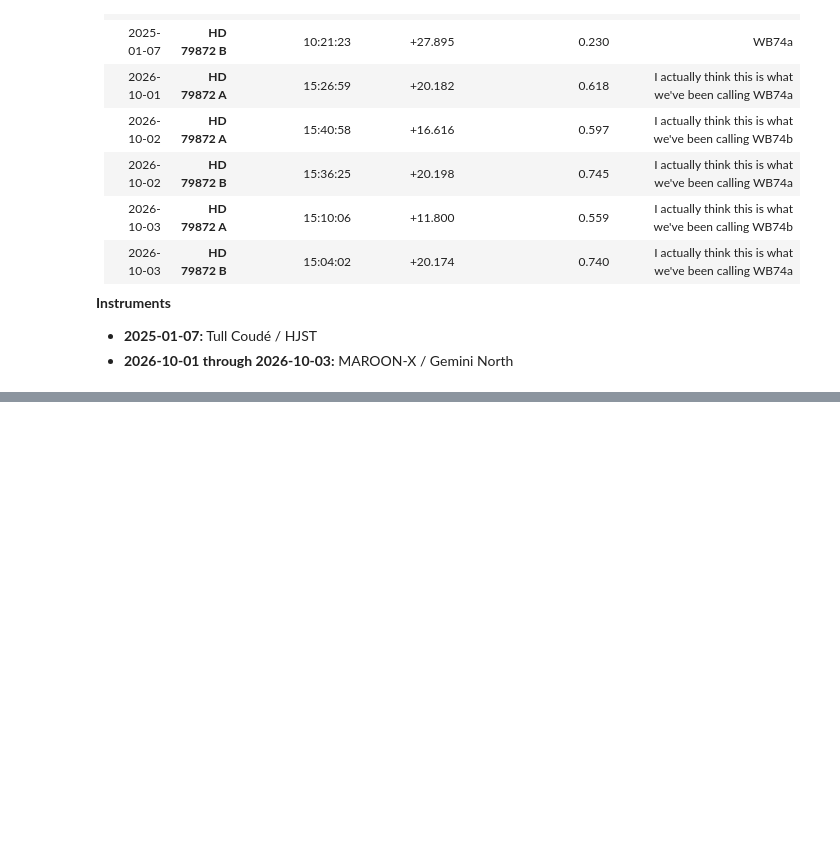
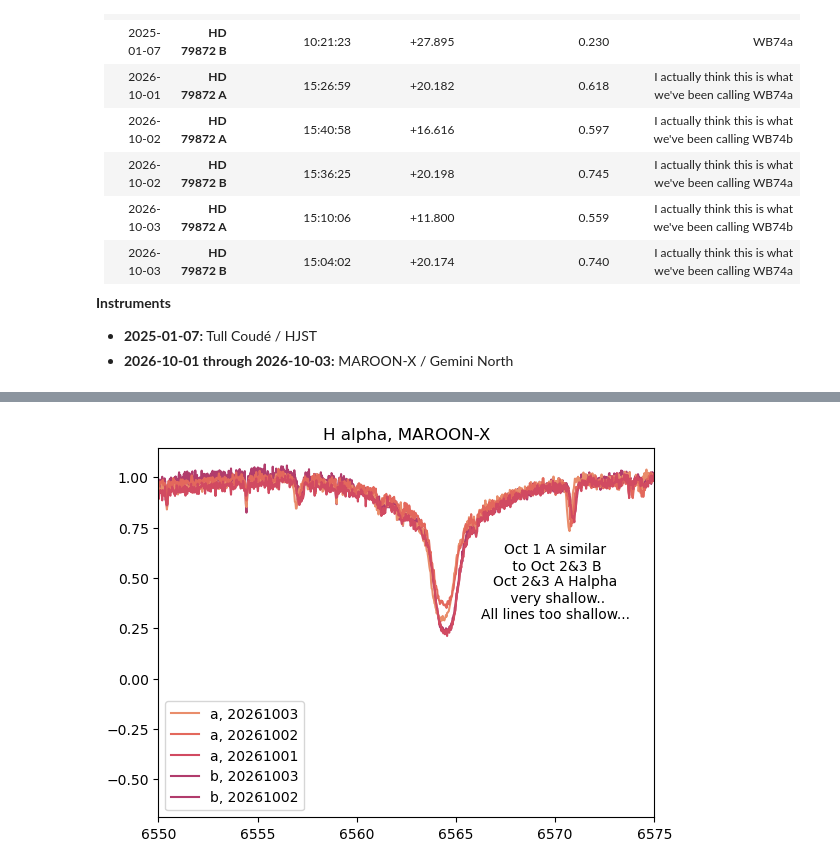
Before and after one commit to catherine-manea/WB74, a Jupyter notebook: reinvestigation.ipynb, the cells around one changed output, grey strips where cells are left out. Drawn from its saved outputs; the diff is of its cells as text; code cells hidden in the pictures; blank space fills up the shorter version.

```diff
--- a/reinvestigation.ipynb
+++ b/reinvestigation.ipynb
@@ -325,0 +329,90 @@ DEC = 23.65221388888889
+# %%
+def stretch_spectrum(flux, factor):
+    return 1 + factor * (flux - 1)
+# %%
+stretch_factor = 2.5
+
+
+#----Halpha
+arm = "BLUE"    # BLUE OR RED
+order =  2  #RED order 24 has Li, BLUE order 2 has Halpha
+
+if arm == "BLUE":
+    extver = 1
+elif arm == "RED":
+    extver = 2
+
+for j, filename in enumerate(WB74_a_MAROONX_spectra):
+    date = filename.split('/')[-1].split('_')[0].split('M')[0].strip('N')
+    with fits.open(filename) as hdu:
+        fluxes = np.asarray(hdu[("BOX_REDUCED_FIBER_3", extver)].data,dtype=float)[order]
+        waves = np.asarray(hdu[("WLS_SIMULTANEOUS_FIBER_3", extver)].data,dtype=float)[order]*10
+
+        if '1001' in date:
+            sf = 1
+        else:
+            sf = stretch_factor
+
+        plt.plot(waves, stretch_spectrum(line_contnorm(waves, fluxes, 6556, 6575),sf), label=f'a, {date}', c=palette[j])
+
+
+
+for filename in WB74_b_MAROONX_spectra:
+    date = filename.split('/')[-1].split('_')[0].split('M')[0].strip('N')
+    with fits.open(filename) as hdu:
+        fluxes = np.asarray(hdu[("BOX_REDUCED_FIBER_3", extver)].data,dtype=float)[order]
+        waves = np.asarray(hdu[("WLS_SIMULTANEOUS_FIBER_3", extver)].data,dtype=float)[order]*10
+        sf = 1
+        plt.plot(waves, stretch_spectrum(line_contnorm(waves, fluxes, 6556, 6575), sf), c=palette[3], label=f'b, {date}', zorder=0)
+
+
+plt.xlim(6550, 6575)
+
+plt.text(6570, .6, 'Oct 1 A similar\n to Oct 2&3 B', va='center',ha='center')
+plt.text(6570, .4, 'Oct 2&3 A Halpha\n very shallow..\nAll lines too shallow...', va='center',ha='center')
+plt.title('H alpha, MAROON-X')
+plt.legend()
+
+plt.show()
+
+
+#----Lithium
+arm = "RED"    # BLUE OR RED
+order =  24   #RED order 24 has Li, BLUE order 2 has Halpha
+
+if arm == "BLUE":
+    extver = 1
+elif arm == "RED":
+    extver = 2
+
+for j, filename in enumerate(WB74_a_MAROONX_spectra):
+    date = filename.split('/')[-1].split('_')[0].split('M')[0].strip('N')
+    with fits.open(filename) as hdu:
+        fluxes = np.asarray(hdu[("BOX_REDUCED_FIBER_3", extver)].data,dtype=float)[order]
+        waves = np.asarray(hdu[("WLS_SIMULTANEOUS_FIBER_3", extver)].data,dtype=float)[order]*10
+        if '1001' in date:
+            sf = 1
+        else:
+            sf = stretch_factor
+        plt.plot(waves, stretch_spectrum(line_contnorm(waves, fluxes, 6708, 6711), sf), label=f'a, {date}', c=palette[j])
+
+
+for filename in WB74_b_MAROONX_spectra:
+    date = filename.split('/')[-1].split('_')[0].split('M')[0].strip('N')
+    with fits.open(filename) as hdu:
+        fluxes = np.asarray(hdu[("BOX_REDUCED_FIBER_3", extver)].data,dtype=float)[order]
+        waves = np.asarray(hdu[("WLS_SIMULTANEOUS_FIBER_3", extver)].data,dtype=float)[order]*10
+        sf = 1
+        plt.plot(waves, stretch_spectrum(line_contnorm(waves, fluxes, 6708, 6711), sf), c=palette[3], label=f'b, {date}', zorder=0)
+        plt.annotate('I think this is Li\nand I think A and B are totally swapped;\nwith constant stretch applied, "A" has strong Li',xy=(6709.5, 0.70),xytext=(6709, 0.32),
+            ha='center',fontsize=12,arrowprops=dict(arrowstyle='->',lw=1.2))
+
+plt.xlim(6700, 6720)
+plt.ylim(.1, 1.5)
+# plt.text(6570, .6, 'Oct 1 A similar\n to Oct 2&3 B', va='center',ha='center')
+# plt.text(6570, .4, 'Oct 2&3 A Halpha\n very shallow..\nAll lines too shallow...', va='center',ha='center')
+plt.title('Li, MAROON-X')
+plt.legend()
+plt.show()
+# %% [output]
+[figure, added]
```
Also changed, not shown: parts of 4 cells of this notebook.
